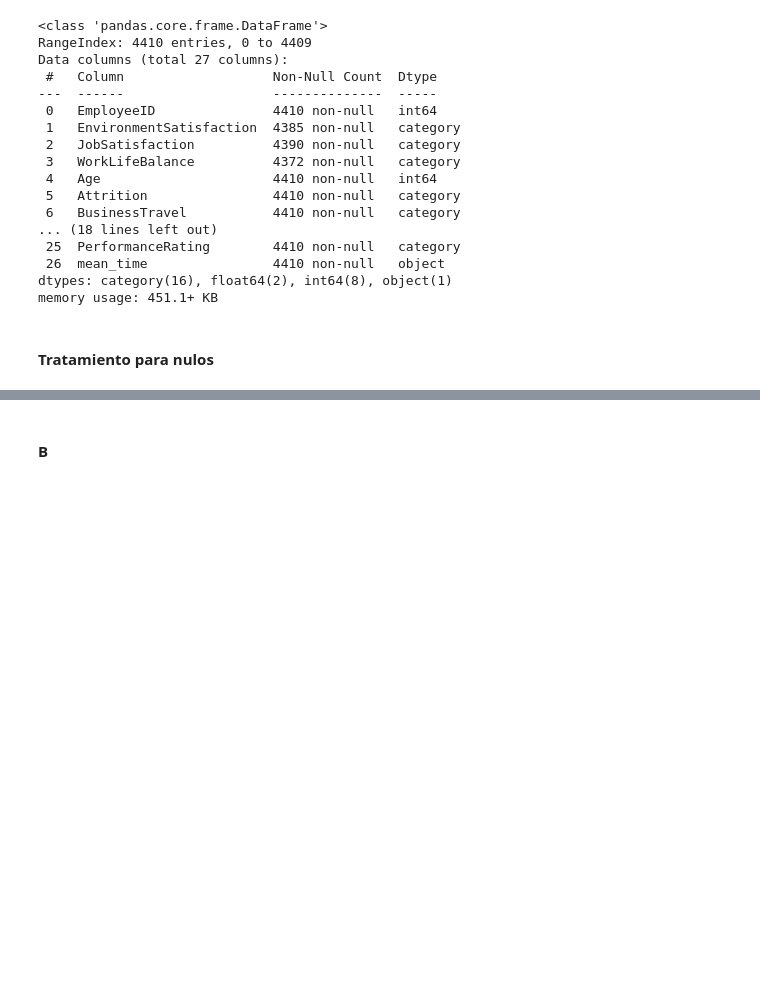
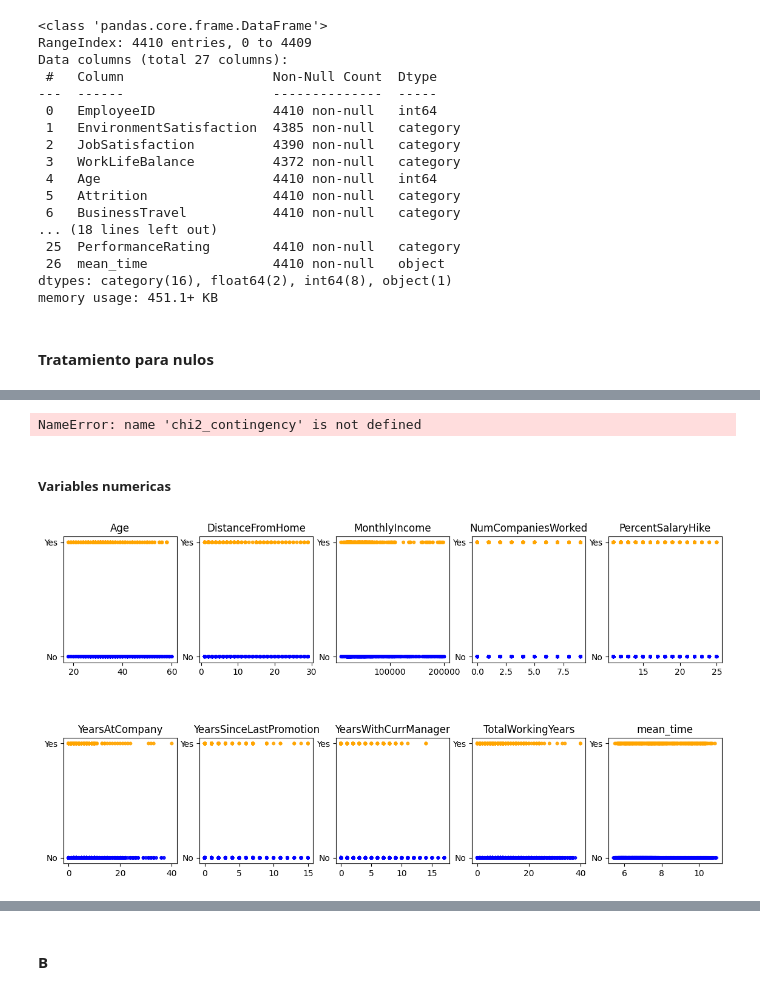
Before and after one commit to JavierBurgos-web/PROYECTO_ANALITICA_II, a Jupyter notebook: Entrega_uno.ipynb, the cells around one changed output, grey strips where cells are left out. Saved outputs shown, nothing was run; the diff lists cells and outputs as text; code cells hidden in the pictures; blank space fills up the shorter version.

```diff
--- a/Entrega_uno.ipynb
+++ b/Entrega_uno.ipynb
@@ -371,0 +419,73 @@ memory usage: 451.1 KB
+# %%
+# Seleccionar solo las columnas categóricas
+df_categoricas = df_no_nulos.select_dtypes(include=['category'])
+
+# Crear una matriz vacía para almacenar los valores de p-valor
+p_values = []
+
+# Correlación de chi-cuadrado y los p-valores
+for col1 in df_categoricas.columns:
+    row_p_values = []
+    for col2 in df_categoricas.columns:
+        if col1 == col2:
+            row_p_values.append(1.0)  # Poner 1.0 en la diagonal principal
+        else:
+            contingency_table = pd.crosstab(df_categoricas[col1], df_categoricas[col2])
+            _, p, _, _ = chi2_contingency(contingency_table)
+            row_p_values.append(p)
+    p_values.append(row_p_values)
+
+# Crear un DataFrame de p-valores
+p_value_df = pd.DataFrame(p_values, columns=df_categoricas.columns, index=df_categoricas.columns)
+
+# Tamaño
+plt.figure(figsize=(10, 8))
+
+# Colores personalizada
+cmap = sns.diverging_palette(220, 10, as_cmap=True)
+
+# Generar el gráfico de calor
+sns.heatmap(p_value_df, annot=True, cmap=cmap, fmt=".2f")
+
+plt.title("Matriz de Asociación (p-Valores) entre Variables Categóricas")
+
+plt.show()
+# %% [output]
+NameError: name 'chi2_contingency' is not defined
+# %% [markdown]
+##### Variables numericas
+# %%
+import matplotlib.pyplot as plt
+
+# Crear una figura con tres filas y cinco columnas
+fig, axs = plt.subplots(2, 5, figsize=(14, 7))
+
+# Crear los gráficos
+for i, gráfico in enumerate(
+    [
+        'Age',
+        'DistanceFromHome',
+        'MonthlyIncome',
+        'NumCompaniesWorked',
+        'PercentSalaryHike',
+        'YearsAtCompany',
+        'YearsSinceLastPromotion',
+        'YearsWithCurrManager',
+        'TotalWorkingYears',
+        'mean_time',
+    ]
+):
+    # Crear un gráfico de dispersión para la variable numérica
+    axs[i // 5, i % 5].scatter(
+        df_no_nulos[gráfico], df_no_nulos['Attrition'], alpha=0.5, s=10,
+        c=df_no_nulos['Attrition'].map({'No': 'blue', 'Yes': 'orange'}),
+    )
+    # Agregar una leyenda
+    axs[i // 5, i % 5].set_title(gráfico)
+    # Ajustar el diseño de la figura
+    plt.subplots_adjust(wspace=0.2, hspace=0.6)
+
+# Mostrar la figura
+plt.show()
+# %% [output]
+[figure, added]
```
Also changed, not shown: parts of 15 cells of this notebook.
